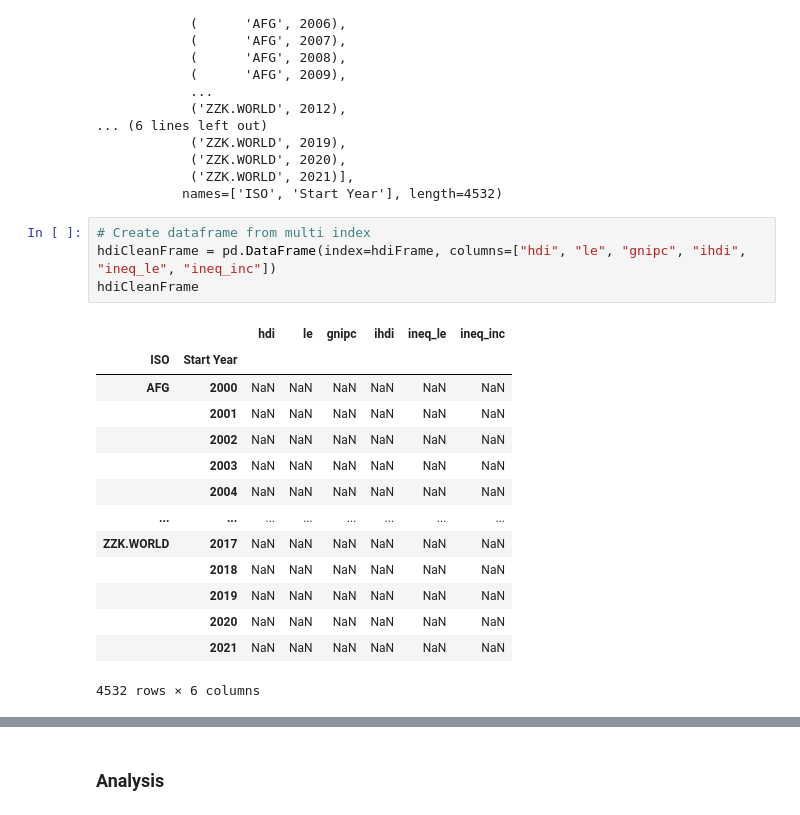
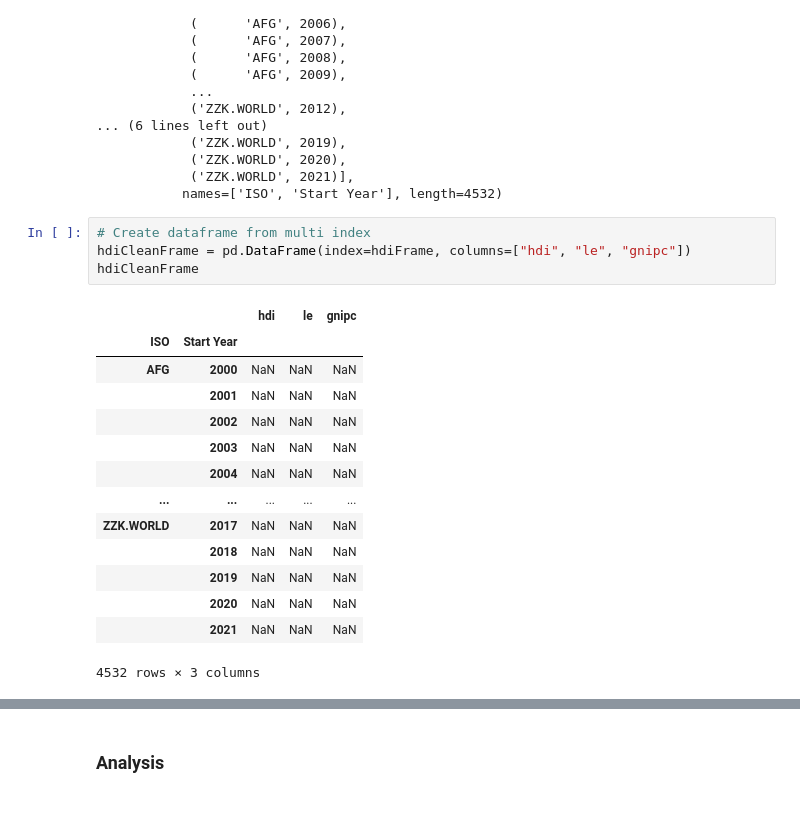
Before and after one commit to AshleyJubilee/disaster-analysis, a Jupyter notebook: economics.ipynb, the cells around one changed output, grey strips where cells are left out. Drawn from its saved outputs; the diff is of its cells as text.

```diff
--- a/economics.ipynb
+++ b/economics.ipynb
@@ -70,23 +56,23 @@ MultiIndex([(      'AFG', 2000),
            names=['ISO', 'Start Year'], length=4532)
 # %%
 # Create dataframe from multi index
-hdiCleanFrame = pd.DataFrame(index=hdiFrame, columns=["hdi", "le", "gnipc", "ihdi", "ineq_le", "ineq_inc"])
+hdiCleanFrame = pd.DataFrame(index=hdiFrame, columns=["hdi", "le", "gnipc"])
 hdiCleanFrame
 # %% [output]
-|  |  | hdi | le | gnipc | ihdi | ineq_le | ineq_inc |
-| ISO | Start Year |  |  |  |  |  |  |
-| AFG | 2000 | NaN | NaN | NaN | NaN | NaN | NaN |
-|  | 2001 | NaN | NaN | NaN | NaN | NaN | NaN |
-|  | 2002 | NaN | NaN | NaN | NaN | NaN | NaN |
-|  | 2003 | NaN | NaN | NaN | NaN | NaN | NaN |
-|  | 2004 | NaN | NaN | NaN | NaN | NaN | NaN |
-| ... | ... | ... | ... | ... | ... | ... | ... |
-| ZZK.WORLD | 2017 | NaN | NaN | NaN | NaN | NaN | NaN |
-|  | 2018 | NaN | NaN | NaN | NaN | NaN | NaN |
-|  | 2019 | NaN | NaN | NaN | NaN | NaN | NaN |
-|  | 2020 | NaN | NaN | NaN | NaN | NaN | NaN |
-|  | 2021 | NaN | NaN | NaN | NaN | NaN | NaN |
+|  |  | hdi | le | gnipc |
+| ISO | Start Year |  |  |  |
+| AFG | 2000 | NaN | NaN | NaN |
+|  | 2001 | NaN | NaN | NaN |
+|  | 2002 | NaN | NaN | NaN |
+|  | 2003 | NaN | NaN | NaN |
+|  | 2004 | NaN | NaN | NaN |
+| ... | ... | ... | ... | ... |
+| ZZK.WORLD | 2017 | NaN | NaN | NaN |
+|  | 2018 | NaN | NaN | NaN |
+|  | 2019 | NaN | NaN | NaN |
+|  | 2020 | NaN | NaN | NaN |
+|  | 2021 | NaN | NaN | NaN |
-4532 rows × 6 columns
+4532 rows × 3 columns
 # %%
 # Filter hdi data only for 2000 and onward to match range of disaster data
 hdiYear = hdiData.filter(regex="[0-2][0-9]$")
```
Also changed, not shown: parts of 23 cells of this notebook.
